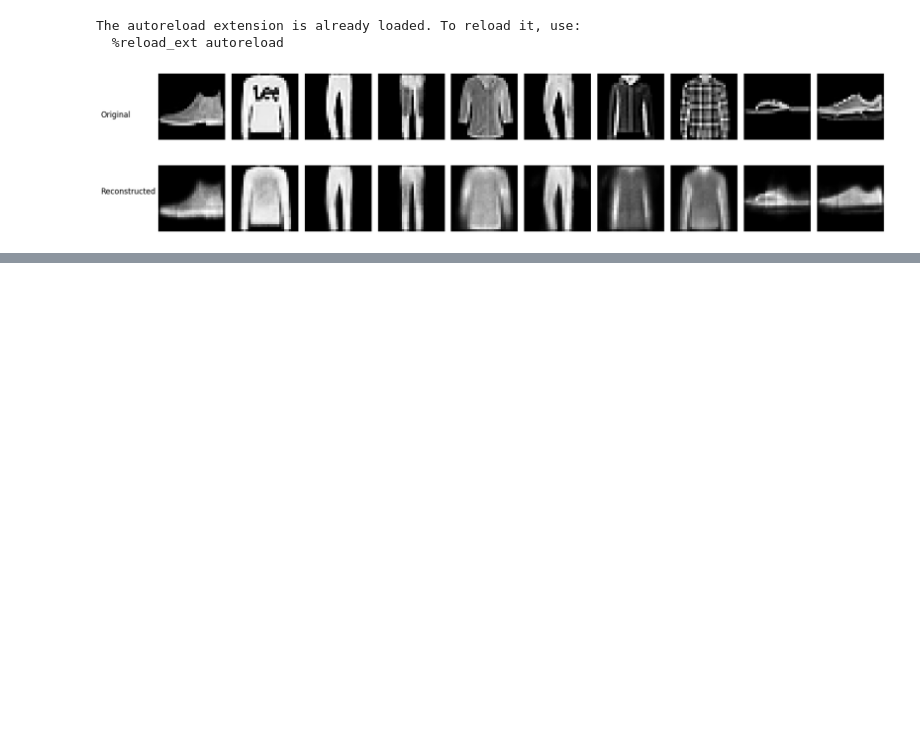
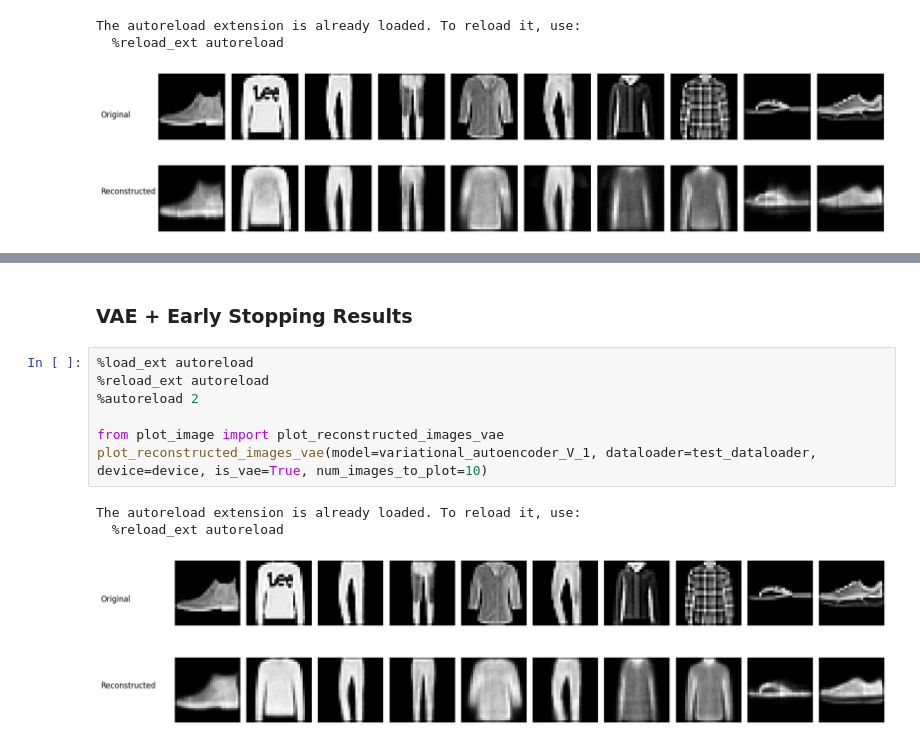
Before and after one commit to Korn64bit/Modular_AutoEncoder, a Jupyter notebook: modular_AE/module/train_notebook.ipynb, the cells around one changed output, grey strips where cells are left out. Saved outputs shown, nothing was run; the diff lists cells and outputs as text; blank space fills up the shorter version.

```diff
--- a/modular_AE/module/train_notebook.ipynb
+++ b/modular_AE/module/train_notebook.ipynb
@@ -296,0 +566,13 @@ The autoreload extension is already loaded. To reload it, use:
+# %% [markdown]
+### VAE + Early Stopping Results
+# %%
+%load_ext autoreload
+%reload_ext autoreload
+%autoreload 2
+
+from plot_image import plot_reconstructed_images_vae
+plot_reconstructed_images_vae(model=variational_autoencoder_V_1, dataloader=test_dataloader, device=device, is_vae=True, num_images_to_plot=10)
+# %% [output]
+The autoreload extension is already loaded. To reload it, use:
+  %reload_ext autoreload
+[figure, added]
```
Also changed, not shown: parts of 12 cells of this notebook, 3 other files.
